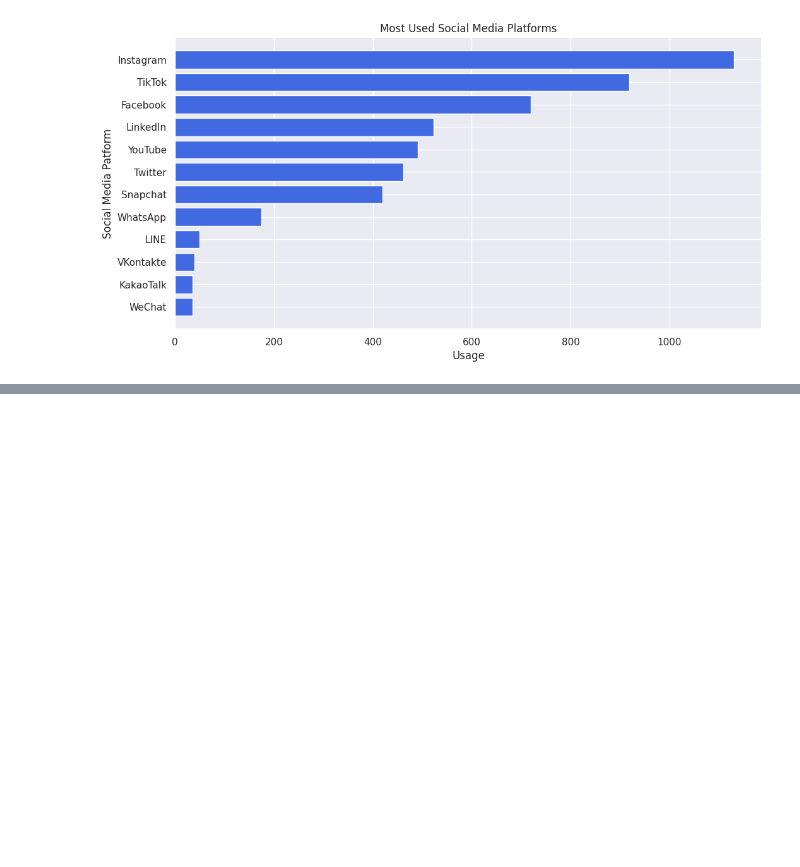
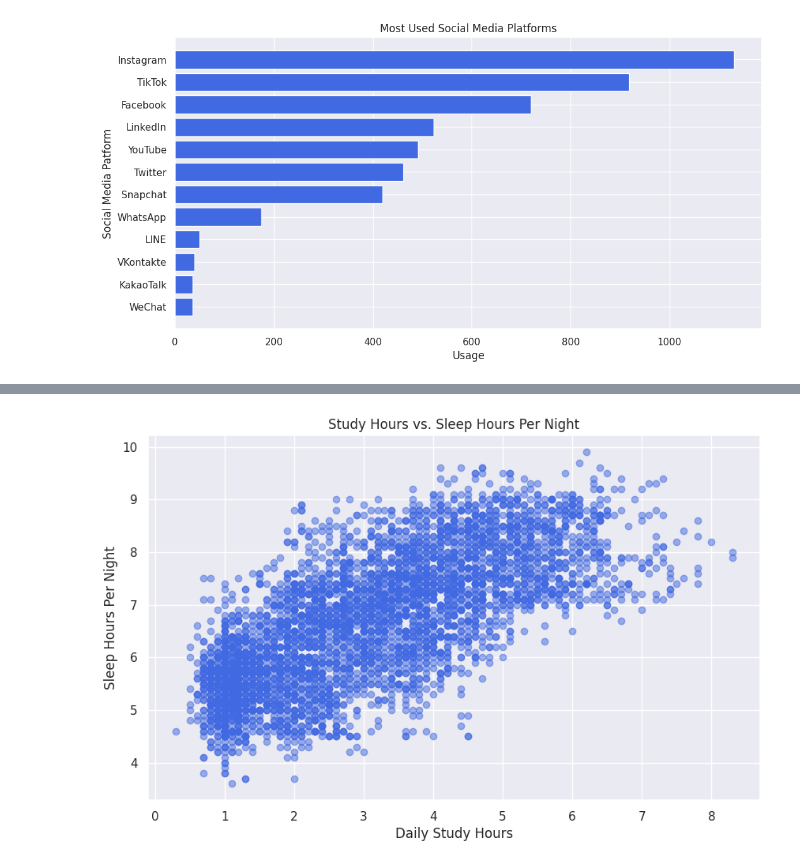
Before and after one commit to sudoAdarsh/Social-Media-Mental-Health-EDA, a Jupyter notebook: Social_Media_Mental_Health_EDA.ipynb, the cells around one changed output, grey strips where cells are left out. Cells and saved outputs as stored; diff of their text form; code cells hidden in the pictures; blank space fills up the shorter version.

```diff
--- a/Social_Media_Mental_Health_EDA.ipynb
+++ b/Social_Media_Mental_Health_EDA.ipynb
@@ -108,0 +110,19 @@ plt.show()
+# %%
+x_data = df['Study_Hours']
+y_data = df['Sleep_Hours_Per_Night']
+
+fig, ax = plt.subplots(figsize=(10, 6))
+
+ax.scatter(x_data, y_data, alpha=0.5, color="royalblue")
+
+"""
+Unlike a bar chart or histogram, ax.scatter() doesn't aggregate or count anything. It plots every single individual row as a lone dot (x, y) on a Cartesian plane.
+"""
+
+ax.set_title("Study Hours vs. Sleep Hours Per Night")
+ax.set_xlabel("Daily Study Hours")
+ax.set_ylabel("Sleep Hours Per Night")
+
+plt.show()
+# %% [output]
+[figure, added]
```
Also changed, not shown: parts of 4 cells of this notebook.
